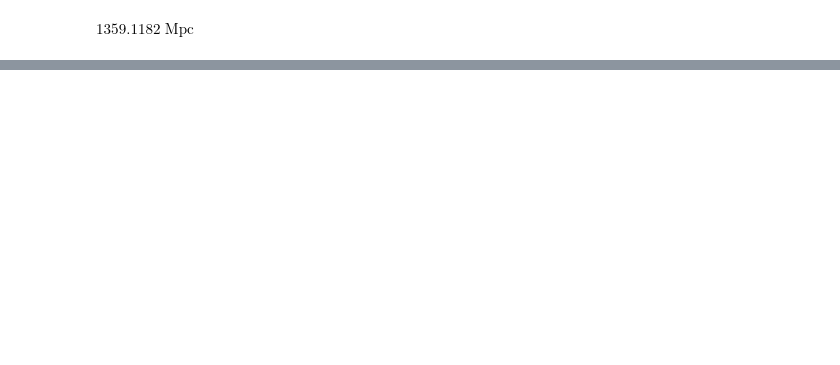
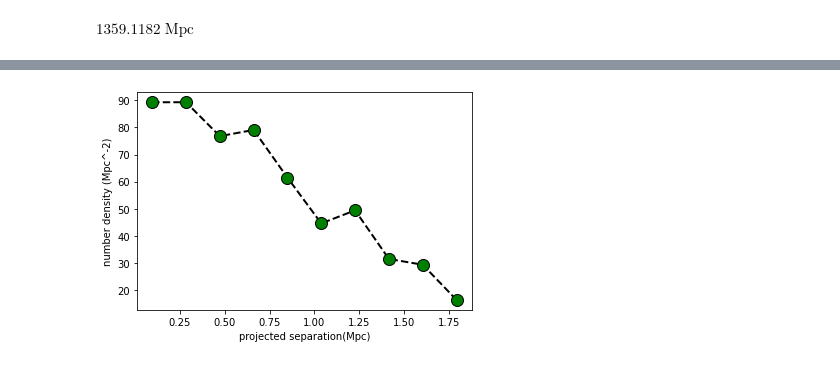
Before and after one commit to katul3767/Mass-of-galaxy-cluster, a Jupyter notebook: Simulation.ipynb, the cells around one changed output, grey strips where cells are left out. Cells and saved outputs as stored; diff of their text form; code cells hidden in the pictures; blank space fills up the shorter version.

```diff
--- a/Simulation.ipynb
+++ b/Simulation.ipynb
@@ -31,7 +32,13 @@ t=data.field('HALO_x_2')+data.field('HALO_y_2')+data.field('HALO_z_2')
 # %%
+# Actual separation from the data
+r=data.field('separation')
+# Redshift  of the member galaxies
+z=data.redshift_R_2
+# Redshift at the center of the cluster
+z_cluster=data.redshift_R_1[0]
 ra=data.field('RA_2')
 dec=data.field('DEC_2')
 c1=ra*(np.pi/180)
 c2=dec*(np.pi/180)
 ra_cl=data.field('RA_1')[0]*np.pi/180
-dec_cl=data.field('DEC_1')[0]*np.pi/180 #    -4.63883*np.pi/180
+dec_cl=data.field('DEC_1')[0]*np.pi/180 #
@@ -74,5 +59,6 @@ data.redshift_R_1[0]
 # %%
-D=cosmos.comoving_distance(0.33398816) #angular diameter distance
+# Transverse comoving distance
+D=cosmos.comoving_distance(z_cluster) #angular diameter distance
 D
 # %% [output]
 $1359.1182 \; \mathrm{Mpc}$
@@ -310,16 +141,22 @@ rs
 # %%
-
+#Proj_radius
+N,R=np.histogram(np.array(r_proj))
+# Actual radius
+nn,rs=np.histogram(np.array(dis))
+rs
 
 #Getting the number density profile in 2D
 n=N/(np.pi*(( R[1:]**2-R[:-1]**2)))
 
 # central point of each separation
 R_proj = (R[1:] + R[:-1])/2
 plt.plot(R_proj,n, color='black', linestyle='dashed', linewidth = 2, marker='o', markerfacecolor='green', markersize=12)
 #plt.yscale('log')
 #plt.xscale('log')
 plt.xlabel('projected separation(Mpc)')
 plt.ylabel('number density (Mpc^-2)')
 plt.show()
+# %% [output]
+[figure, added]
 # %%
 Ns,ry=np.histogram(r)
```
Also changed, not shown: parts of 63 cells of this notebook.
